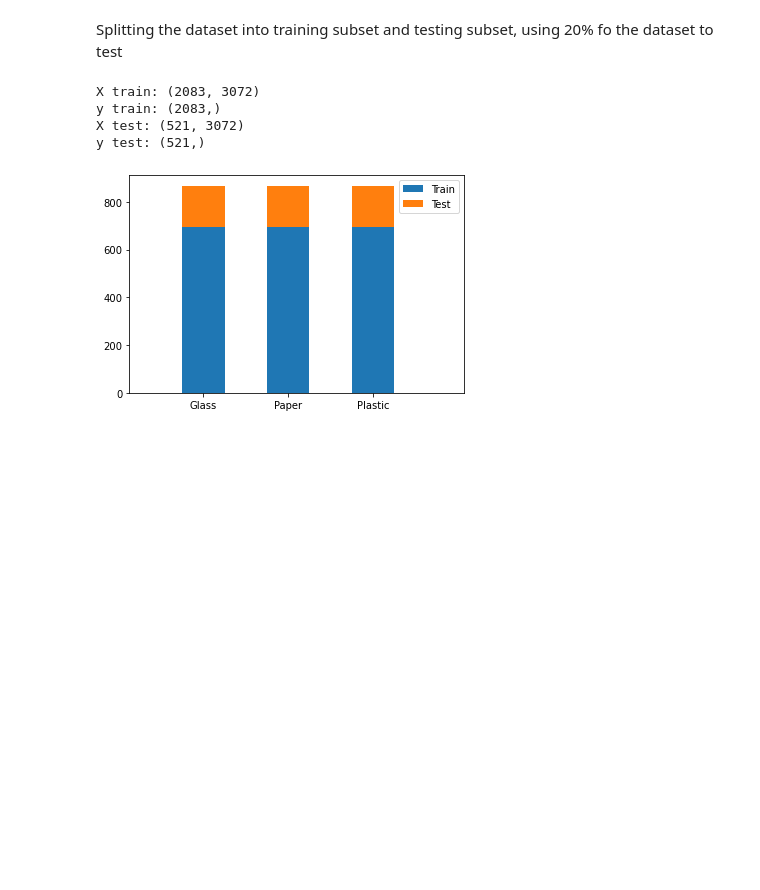
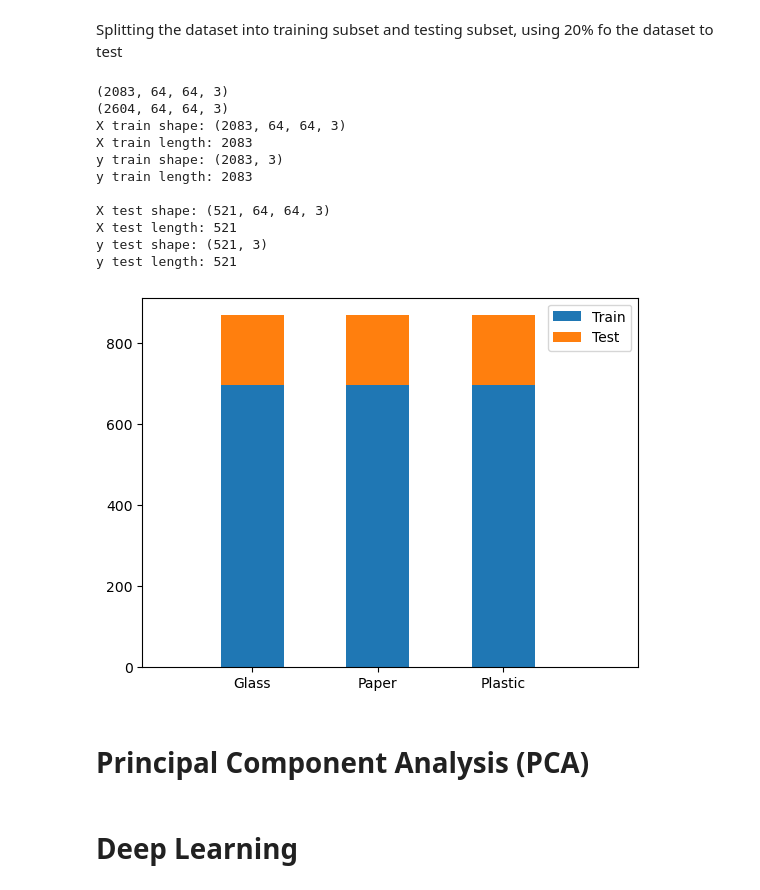
Before and after one commit to pedromonteiro01/deep_learning_garbage_classification, a Jupyter notebook: code/main2.ipynb, the cells around one changed output. Cells and saved outputs as stored; diff of their text form; code cells hidden in the pictures; blank space fills up the shorter version.

Commit message:
model changes and model analysis added

```diff
--- a/code/main2.ipynb
+++ b/code/main2.ipynb
@@ -118,7 +121,7 @@ plt.show()
 # %% [markdown]
 In order to make more easy and lower the number of features we decided to resize each image, beacuse initially the lower size was 512*384 which leads to a higher number of features.
 # %%
-img_size = 32
+img_size = 64
 train_images = []
 
 for p in range(1,num_images+1):
@@ -141,14 +144,14 @@ for p in range(1,num_images+1):
 # %% [markdown]
 ## Data Normalization
 # %%
-X = np.empty((num_images*3, img_size* img_size*3))
+X = np.empty((num_images*3, 64,64,3))
 index = 0
 for pl in train_images:
     # Normalize pixel values
     pixels = asarray(pl)
     pixels = pixels.astype('float32')
     pixels /= 255.0
-    X[index] = pixels.reshape(img_size * img_size*3)
+    X[index] = pixels
     index += 1
 g = np.zeros(num_images)
 m = np.ones(num_images)
@@ -156,6 +159,8 @@ p = np.empty(num_images)
 p.fill(2)
 y = np.concatenate((g, m, p), axis=0).reshape(X.shape[0], 1)
 
+y = y.reshape(-1,)
+
 print("X shape: ", X.shape)
 print("y shape: ", y.shape)
 # %% [output]
@@ -164,44 +190,62 @@ y shape:  (2604, 1)
 # %% [markdown]
 Splitting the dataset into training subset and testing subset, using 20% fo the dataset to test
 # %%
-
-y = y.ravel()
+from keras.utils import to_categorical
+y = to_categorical(y)
 
 # extract train sub-set
 X_train, X_test, y_train, y_test = train_test_split(X, y, test_size=0.2, random_state=42)
 
+print(X_train.shape)
+print(X.shape)
+
 # Scaling of data
-st_x = StandardScaler()
-X_train = st_x.fit_transform(X_train)
-X_test = st_x.transform(X_test)
+# st_x_train = StandardScaler()
+# X_train = st_x_train.fit_transform([i.flatten() for i in X_train])
+# st_x_test = StandardScaler()
+# X_test = st_x_test.fit_transform([i.flatten() for i in X_test])
 
-print(f"X train: {X_train.shape}")
-print(f"y train: {y_train.shape}")
-print(f"X test: {X_test.shape}")
-print(f"y test: {y_test.shape}")
+print(f"X train shape: {X_train.shape}")
+print(f"X train length: {len(X_train)}")
+print(f"y train shape: {y_train.shape}")
+print(f"y train length: {len(y_train)}")
+print()
+print(f"X test shape: {X_test.shape}")
+print(f"X test length: {len(X_test)}")
+print(f"y test shape: {y_test.shape}")
+print(f"y test length: {len(y_test)}")
 
 
 labels = ['Glass', 'Paper', 'Plastic']
 y1 = [695, 695, 695]
 y2 = [173, 173, 173]
 width = 0.5       # the width of the bars: can also be len(x) sequence
 
 fig, ax = plt.subplots()
 
 ax.bar(labels, y1, width, label='Train')
 ax.bar(labels, y2, width, bottom=y1,
        label='Test')
 
 #ax.set_ylabel('')
 #ax.set_title('')
 ax.legend()
 xmin, xmax = ax.get_xlim()
 ax.set_xlim(xmin - 0.5, xmax + 0.7)
 
 plt.show()
 # %% [output]
-X train: (2083, 3072)
-y train: (2083,)
-X test: (521, 3072)
-y test: (521,)
+(2083, 64, 64, 3)
+(2604, 64, 64, 3)
+X train shape: (2083, 64, 64, 3)
+X train length: 2083
+y train shape: (2083, 3)
+y train length: 2083
+
+X test shape: (521, 64, 64, 3)
+X test length: 521
+y test shape: (521, 3)
+y test length: 521
-[figure, old version]
+[figure, new version]
+# %% [markdown]
+# Principal Component Analysis (PCA)
@@ -207,0 +269,2 @@ y test: (521,)
+# %% [markdown]
+# Deep Learning
```
Also changed, not shown: parts of 9 cells of this notebook.
